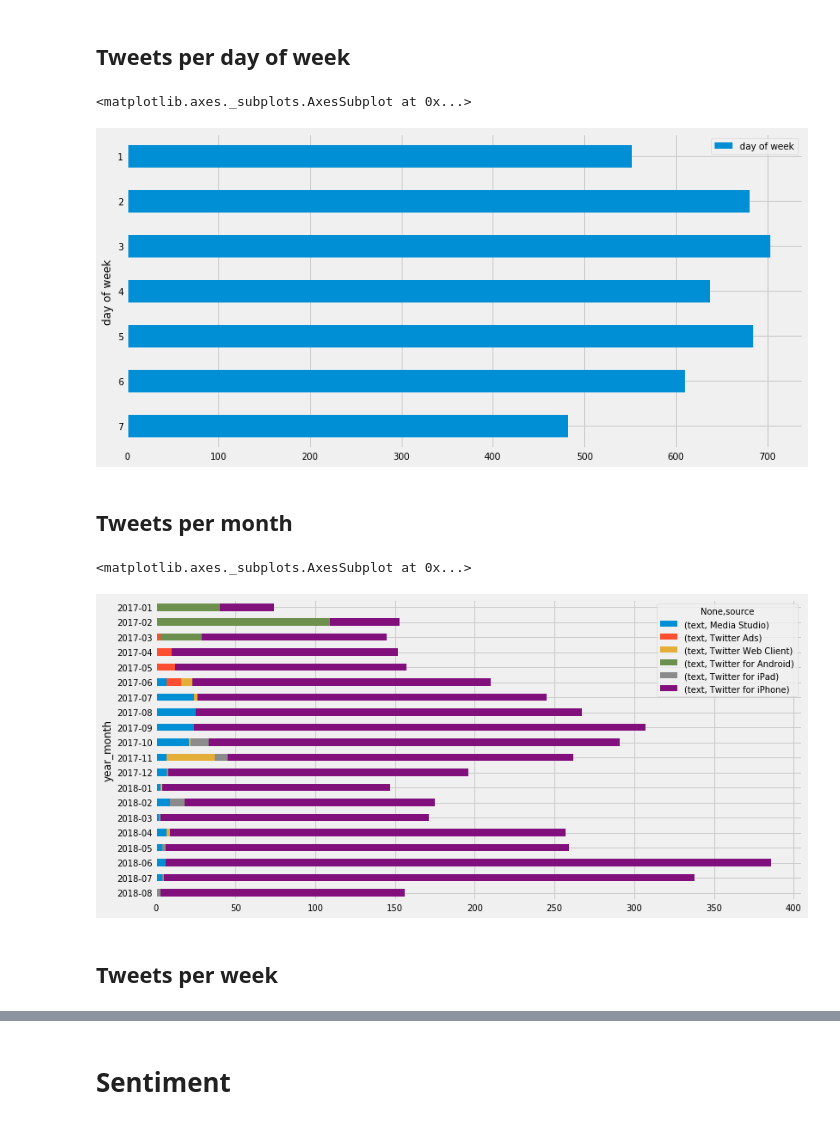
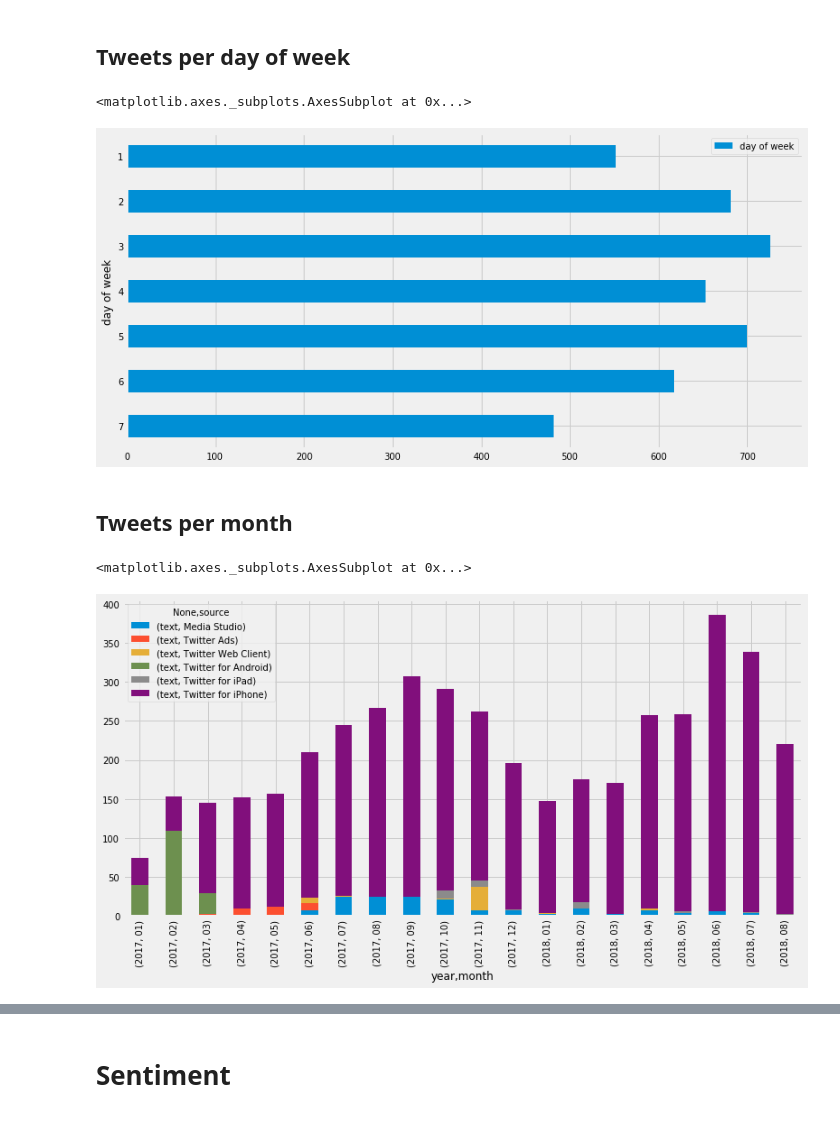
Before and after one commit to nprapps/trump-tweet-analysis, a Jupyter notebook: trump-tweets.ipynb, the cells around one changed output, grey strips where cells are left out. Saved outputs shown, nothing was run; the diff lists cells and outputs as text; code cells hidden in the pictures.

```diff
--- a/trump-tweets.ipynb
+++ b/trump-tweets.ipynb
@@ -69,7 +74,7 @@ Open the downloaded, unzipped JSON file, run sentiment analysis, remove multi-va
 # with open('data/master_2017.json') as f:
 #     jsondata = json.load(f)
 
-with open('data/trumptwitterarchive-20180814.json') as f:
+with open('data/trumptwitterarchive-20180826.json') as f:
     jsondata = json.load(f)
 
     analyzer = SentimentIntensityAnalyzer()
@@ -258,16 +264,19 @@ tweetsPerDay.describe()
 # %%
 tweetsPerDayOfWeek = tweets[['day of week']].groupby(tweets['day of week']).count()
 tweetsPerDayOfWeek.iloc[::-1].plot(kind='barh')
+# tweetsPerDayOfWeek.plot(kind='bar')
 # %% [output]
 <matplotlib.axes._subplots.AxesSubplot at 0x...>
-[figure, old version]
+[figure, new version]
 # %% [markdown]
 ## Tweets per month
 # %%
-tweetsPerMonth = tweets[['source', 'year_month', 'text']].pivot_table(index='year_month', columns=['source'], aggfunc='count')
-tweetsPerMonth.iloc[::-1].plot(kind='barh', stacked=True)
+baseMonth = tweets[['source', 'year', 'month', 'text']].pivot_table(index=['year', 'month'], columns=['source'], aggfunc='count')
+
+tweetsPerMonth = tweets[['source', 'year', 'month', 'text']].pivot_table(index=['year', 'month'], columns=['source'], aggfunc='count')
+tweetsPerMonth = tweetsPerMonth.reindex_like(baseMonth)
+# tweetsPerMonth.iloc[::-1].plot(kind='bar', stacked=True)
+tweetsPerMonth.plot(kind='bar', stacked=True)
 # %% [output]
 <matplotlib.axes._subplots.AxesSubplot at 0x...>
-[figure, old version]
+[figure, new version]
-# %% [markdown]
-## Tweets per week
```
Also changed, not shown: parts of 13 cells of this notebook, 20 other files.
